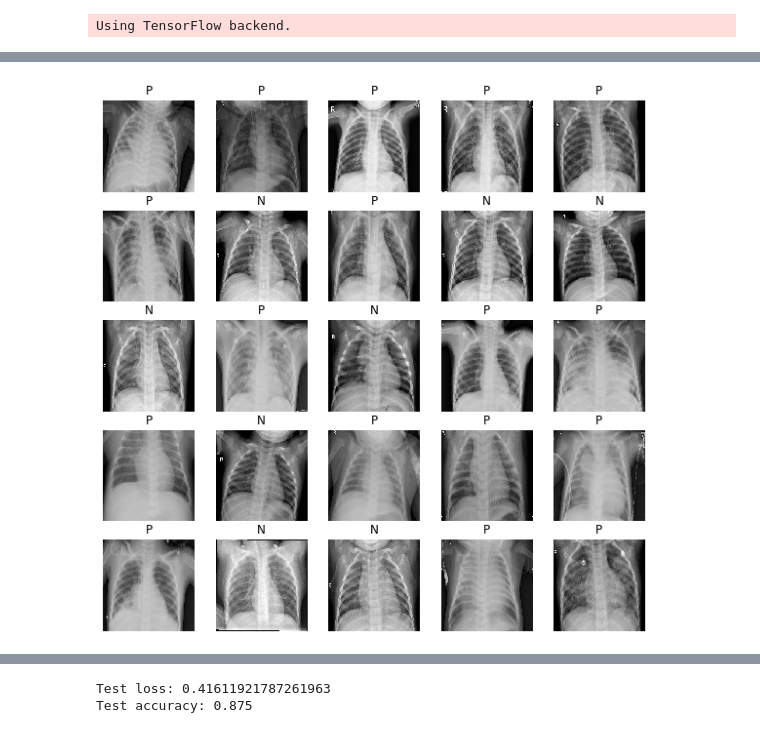
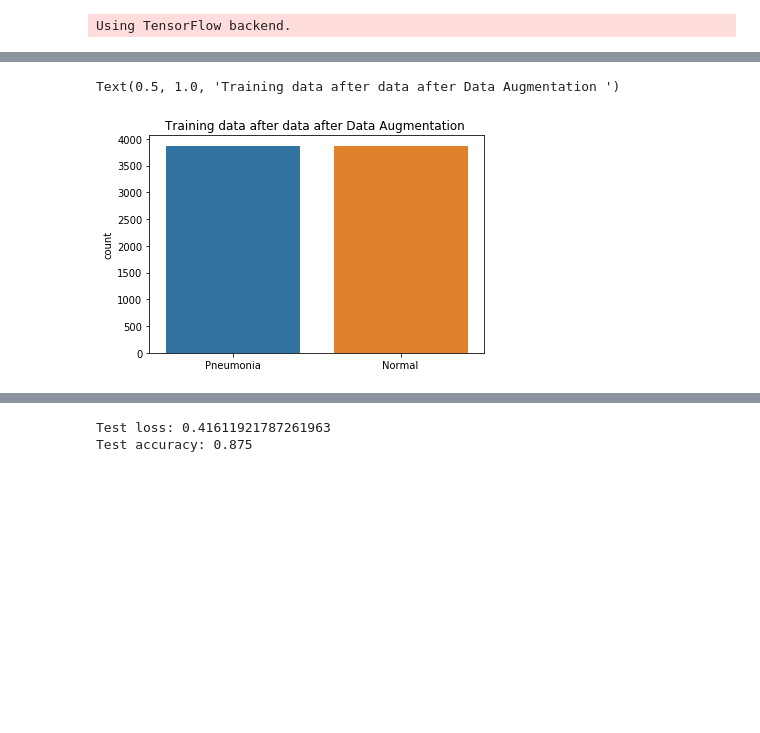
Before and after one commit to asbird/chest-xrat-pneumonia, a Jupyter notebook: Untitled.ipynb, the cells around one changed output, grey strips where cells are left out. Saved outputs shown, nothing was run; the diff lists cells and outputs as text; code cells hidden in the pictures; blank space fills up the shorter version.

```diff
--- a/Untitled.ipynb
+++ b/Untitled.ipynb
@@ -63 +187,7 @@ Found 16 images belonging to 2 classes.
+# %%
+f = sns.countplot(['Normal' if c == 0 else 'Pneumonia' for c in np.concatenate(y_gen, axis=0 )])
+f.set_title('Training data after data after Data Augmentation ')
+# %% [output]
+Text(0.5, 1.0, 'Training data after data after Data Augmentation ')
+[figure, added]
 # %%
@@ -72,10 +202,4 @@ batch_size = 128
 epochs = 10
-# %%
-CLASS_NAMES = ['normal', 'pneumonia']
-image_batch, label_batch = next(train_generator)
-show_batch(image_batch, label_batch)
-# %% [output]
-[figure, removed]
 # %%
 input_shape
 # %% [output]
```
Also changed, not shown: parts of 21 cells of this notebook, 2 other files.
